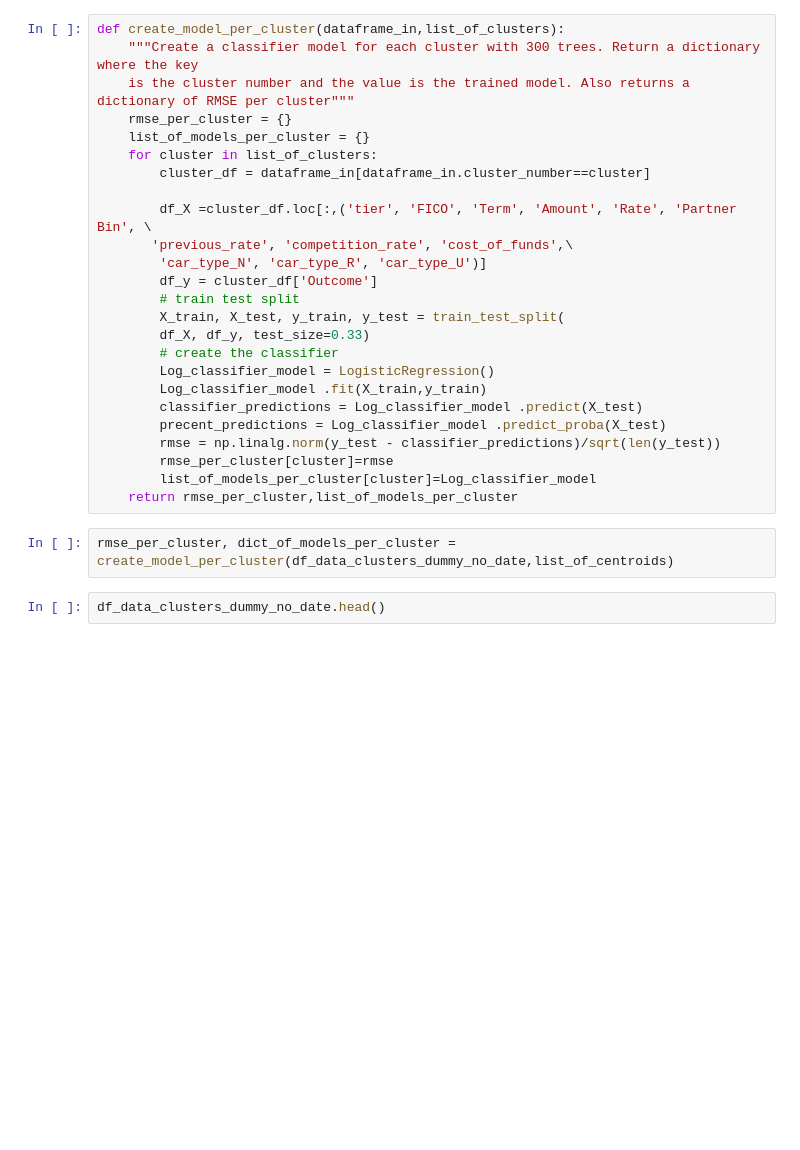
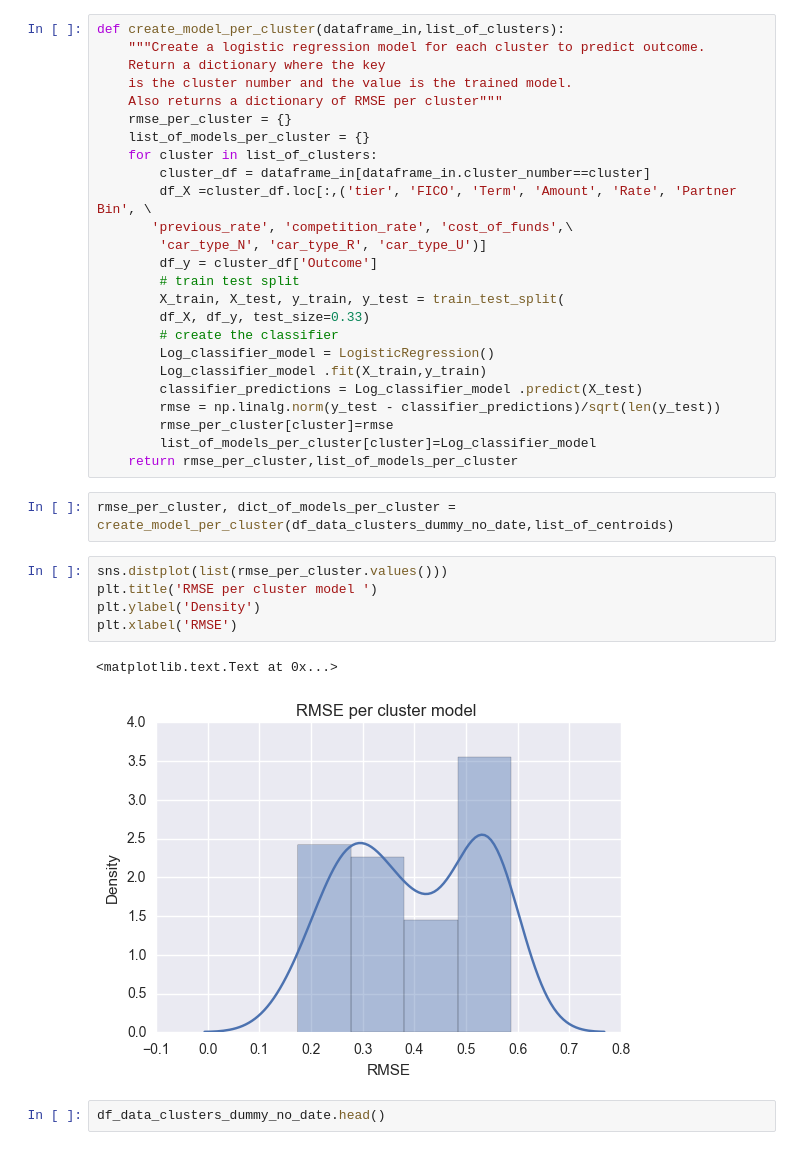
Before and after one commit to jonhilgart22/Galvanize-Data-Leadership, a Jupyter notebook: week6-Finance/Finance-Presentation-Team-8-JH.ipynb, the cells around one changed output. Cells and saved outputs as stored; diff of their text form; blank space fills up the shorter version.

```diff
--- a/week6-Finance/Finance-Presentation-Team-8-JH.ipynb
+++ b/week6-Finance/Finance-Presentation-Team-8-JH.ipynb
@@ -193,13 +193,14 @@ df_data_clusters_dummy_no_date.head()
 list_of_centroids = [i for i in range(60)]
 # %%
 def create_model_per_cluster(dataframe_in,list_of_clusters):
-    """Create a classifier model for each cluster with 300 trees. Return a dictionary where the key
-    is the cluster number and the value is the trained model. Also returns a dictionary of RMSE per cluster"""
+    """Create a logistic regression model for each cluster to predict outcome.
+    Return a dictionary where the key
+    is the cluster number and the value is the trained model.
+    Also returns a dictionary of RMSE per cluster"""
     rmse_per_cluster = {}
     list_of_models_per_cluster = {}
     for cluster in list_of_clusters:
         cluster_df = dataframe_in[dataframe_in.cluster_number==cluster]
-
         df_X =cluster_df.loc[:,('tier', 'FICO', 'Term', 'Amount', 'Rate', 'Partner Bin', \
        'previous_rate', 'competition_rate', 'cost_of_funds',\
         'car_type_N', 'car_type_R', 'car_type_U')]
@@ -211,13 +212,20 @@ def create_model_per_cluster(dataframe_in,list_of_clusters):
         Log_classifier_model = LogisticRegression()
         Log_classifier_model .fit(X_train,y_train)
         classifier_predictions = Log_classifier_model .predict(X_test)
-        precent_predictions = Log_classifier_model .predict_proba(X_test)
         rmse = np.linalg.norm(y_test - classifier_predictions)/sqrt(len(y_test))
         rmse_per_cluster[cluster]=rmse
         list_of_models_per_cluster[cluster]=Log_classifier_model
     return rmse_per_cluster,list_of_models_per_cluster
 # %%
 rmse_per_cluster, dict_of_models_per_cluster = create_model_per_cluster(df_data_clusters_dummy_no_date,list_of_centroids)
+# %%
+sns.distplot(list(rmse_per_cluster.values()))
+plt.title('RMSE per cluster model ')
+plt.ylabel('Density')
+plt.xlabel('RMSE')
+# %% [output]
+<matplotlib.text.Text at 0x...>
+[figure, added]
 # %%
 df_data_clusters_dummy_no_date.head()
 # %% [output]
```
Also changed, not shown: parts of 6 cells of this notebook.
